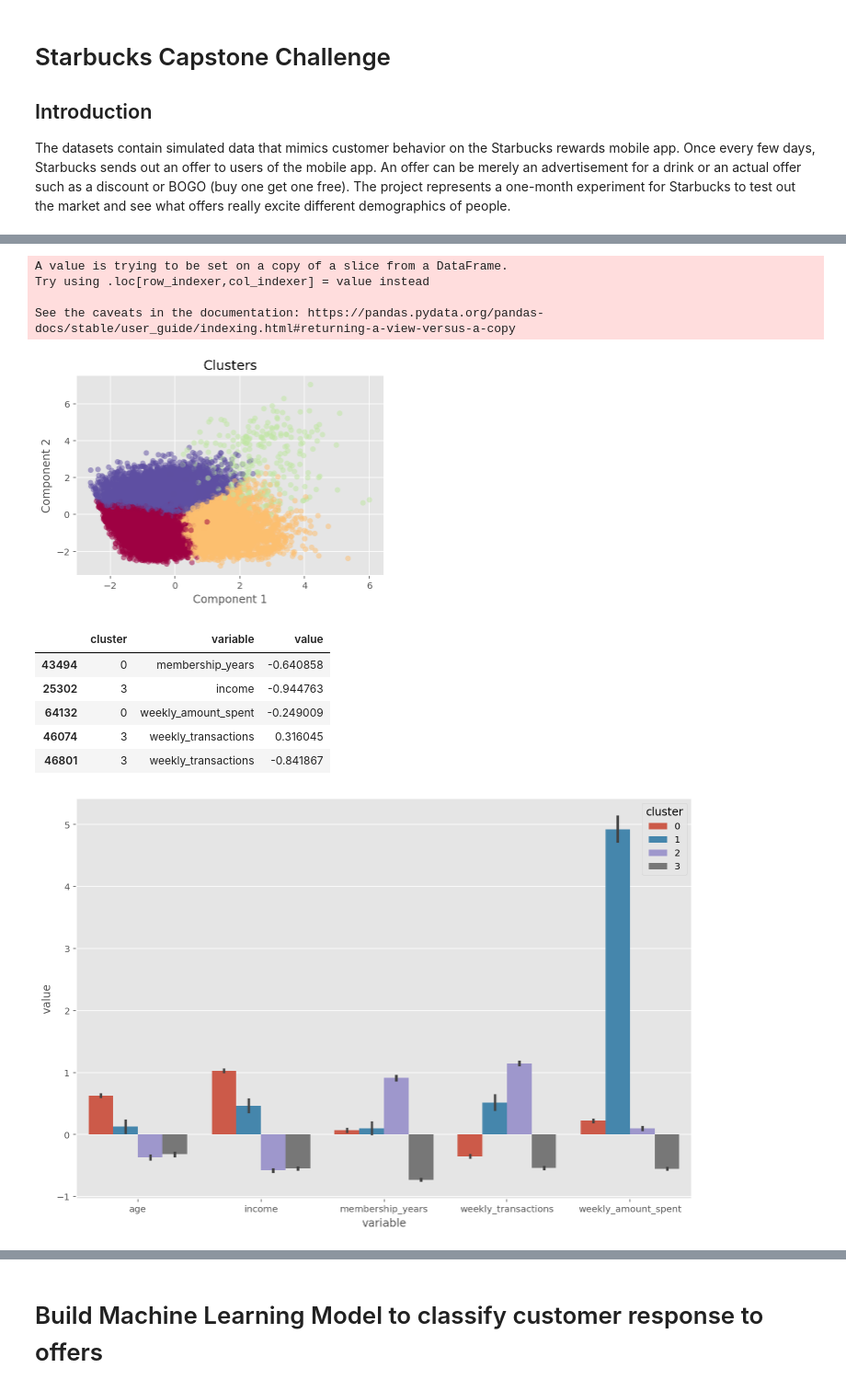
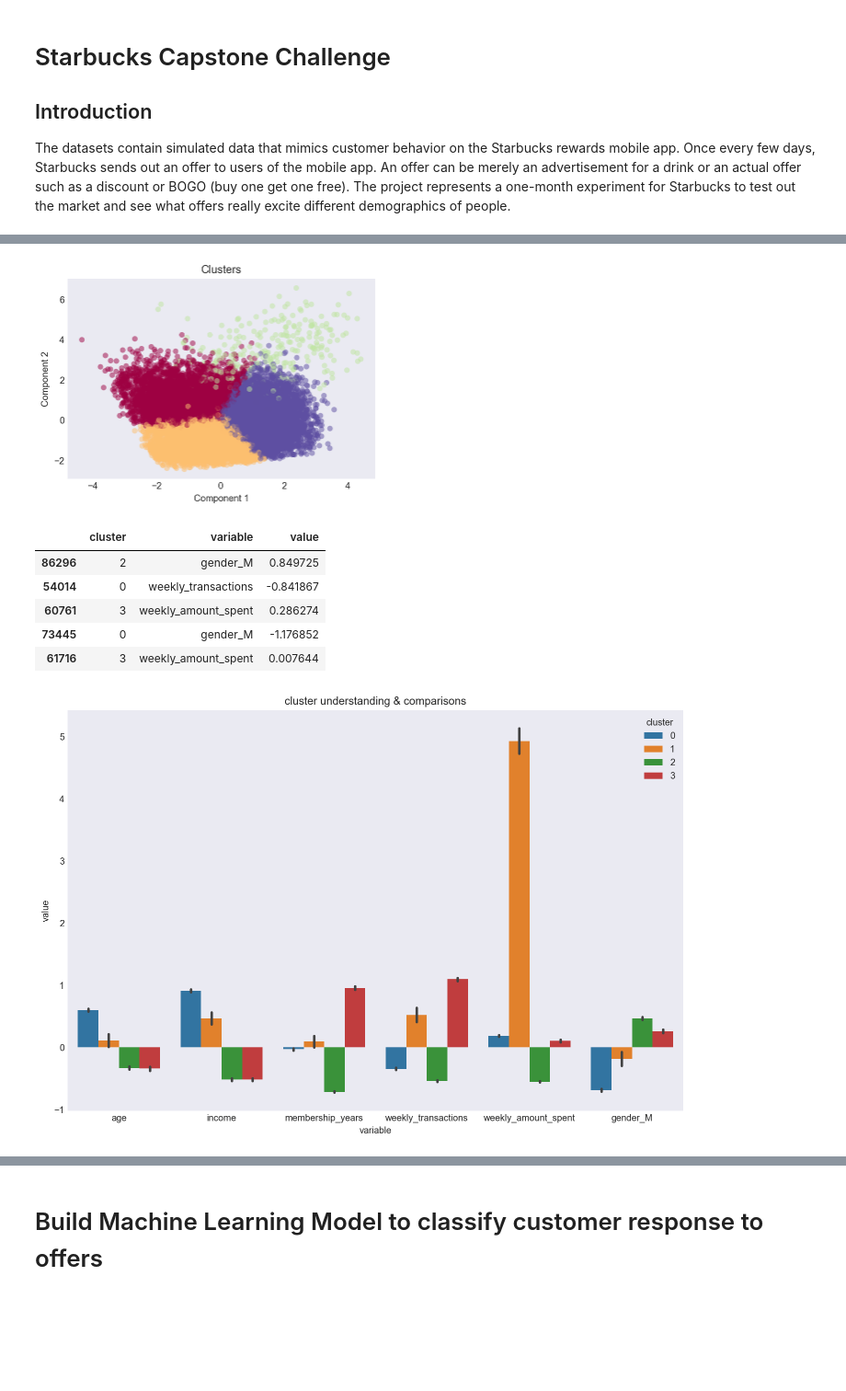
Before and after one commit to kevingao1136/Udacity_DataScience_Nanodegree, a Jupyter notebook: Starbucks_Capstone_Challenge/supervised_unsupervised_ML.ipynb, the cells around one changed output, grey strips where cells are left out. Shown at 92% size. Cells and saved outputs as stored; diff of their text form; code cells hidden in the pictures; blank space fills up the shorter version.

Commit message:
added more cluster insights

```diff
--- a/Starbucks_Capstone_Challenge/supervised_unsupervised_ML.ipynb
+++ b/Starbucks_Capstone_Challenge/supervised_unsupervised_ML.ipynb
@@ -21,7 +21,8 @@ from sklearn.metrics import classification_report, confusion_matrix, f1_score, a
 plt.style.use('seaborn-dark')
 # %%
 customers = pd.read_csv('cleaned_data/imputed_customers.csv')
-X = customers[['age','income','membership_years','weekly_transactions','weekly_amount_spent']]
+X = customers[['gender','age','income','membership_years','weekly_transactions','weekly_amount_spent']]
+X = pd.get_dummies(X, drop_first=True)
 features = X.columns
 X.head()
 # %% [output]
@@ -57,11 +62,6 @@ kmeans = KMeans(n_clusters=4, random_state=42)
 y_means = kmeans.fit_predict(X_scaled)
 X['cluster'] = y_means
 customers['cluster'] = y_means
-# %% [output]
-A value is trying to be set on a copy of a slice from a DataFrame.
-Try using .loc[row_indexer,col_indexer] = value instead
-
-See the caveats in the documentation: https://pandas.pydata.org/pandas-docs/stable/user_guide/indexing.html#returning-a-view-versus-a-copy
 # %%
 # Apply PCA and fit the features selected
 pca = PCA(n_components=2).fit(X_scaled)
@@ -81,7 +81,7 @@ plt.ylabel("Component 2")
 plt.title('Clusters')
 plt.show()
 # %% [output]
-[figure, old version]
+[figure, new version]
 # %%
 # Create a melted customer data for visualization
 customers_scaled = pd.DataFrame(X_scaled, columns=features)
@@ -91,16 +91,17 @@ customers_melt = customers_scaled.melt(id_vars='cluster', value_vars=features)
 customers_melt.sample(5)
 # %% [output]
 |  | cluster | variable | value |
-| 43494 | 0 | membership_years | -0.640858 |
-| 25302 | 3 | income | -0.944763 |
-| 64132 | 0 | weekly_amount_spent | -0.249009 |
-| 46074 | 3 | weekly_transactions | 0.316045 |
-| 46801 | 3 | weekly_transactions | -0.841867 |
+| 86296 | 2 | gender_M | 0.849725 |
+| 54014 | 0 | weekly_transactions | -0.841867 |
+| 60761 | 3 | weekly_amount_spent | 0.286274 |
+| 73445 | 0 | gender_M | -1.176852 |
+| 61716 | 3 | weekly_amount_spent | 0.007644 |
 # %%
 # Visualization the features for different clusters
 # The clusters make business sense
 plt.figure(figsize=(12,8))
 sns.barplot(data=customers_melt, x='variable', y='value', hue='cluster')
+plt.title('cluster understanding & comparisons')
 plt.show()
 # %% [output]
-[figure, old version]
+[figure, new version]
```
Also changed, not shown: parts of 11 cells of this notebook, 3 other files.
